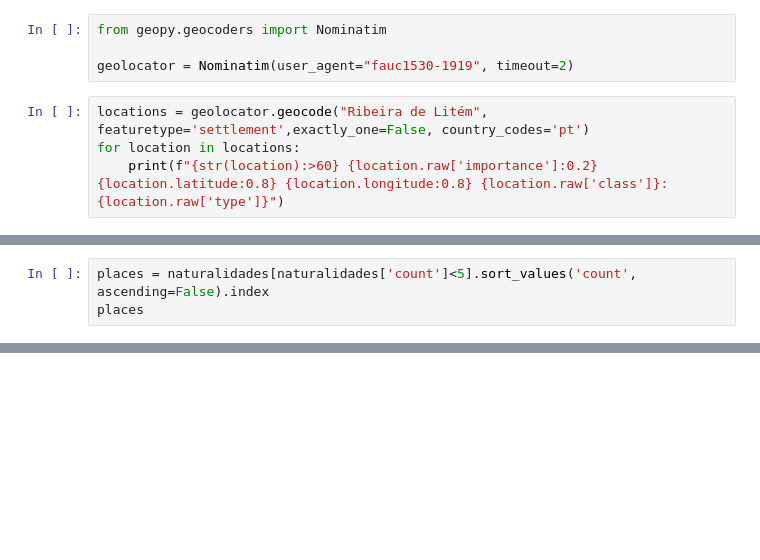
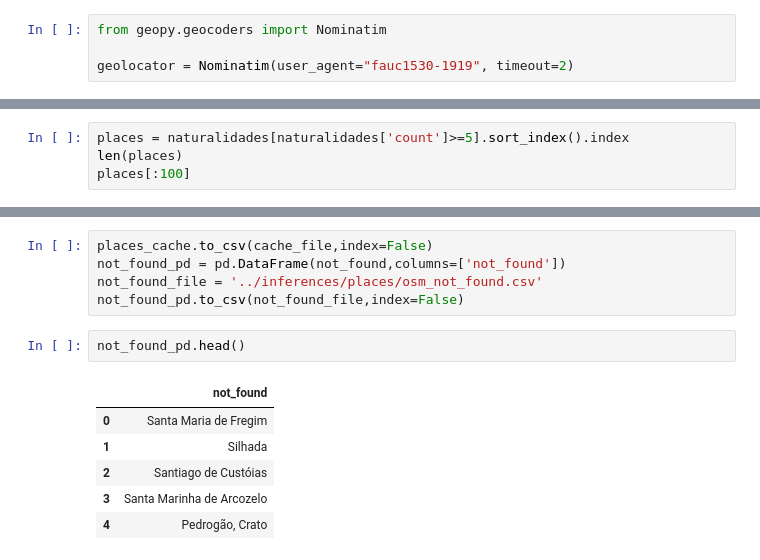
Before and after one commit to joaquimrcarvalho/fauc1537-1919, a Jupyter notebook: notebooks/025-geographic.ipynb, the cells around one changed output, grey strips where cells are left out. Drawn from its saved outputs; the diff is of its cells as text; blank space fills up the shorter version.

Commit message:
Improve geocoding of FAUC place of birth

```diff
--- a/notebooks/025-geographic.ipynb
+++ b/notebooks/025-geographic.ipynb
@@ -136,7 +120,3 @@ Successfully installed branca-0.5.0 folium-0.12.1.post1 geographiclib-1.52 geopy
 from geopy.geocoders import Nominatim
 
 geolocator = Nominatim(user_agent="fauc1530-1919", timeout=2)
-# %%
-locations = geolocator.geocode("Ribeira de Litém", featuretype='settlement',exactly_one=False, country_codes='pt')
-for location in locations:
-    print(f"{str(location):>60} {location.raw['importance']:0.2} {location.latitude:0.8} {location.longitude:0.8} {location.raw['class']}:{location.raw['type']}")
@@ -145,4 +211,5 @@ TypeError: 'NoneType' object is not iterable
 # %%
-places = naturalidades[naturalidades['count']<5].sort_values('count', ascending=False).index
-places
+places = naturalidades[naturalidades['count']>=5].sort_index().index
+len(places)
+places[:100]
 # %% [output]
@@ -244,0 +422,14 @@ places_cache.to_csv(cache_file,index=False)
+# %%
+places_cache.to_csv(cache_file,index=False)
+not_found_pd = pd.DataFrame(not_found,columns=['not_found'])
+not_found_file = '../inferences/places/osm_not_found.csv'
+not_found_pd.to_csv(not_found_file,index=False)
+# %%
+not_found_pd.head()
+# %% [output]
+|  | not_found |
+| 0 | Santa Maria de Fregim |
+| 1 | Silhada |
+| 2 | Santiago de Custóias |
+| 3 | Santa Marinha de Arcozelo |
+| 4 | Pedrogão, Crato |
```
Also changed, not shown: parts of 9 cells of this notebook, 2 other files.
